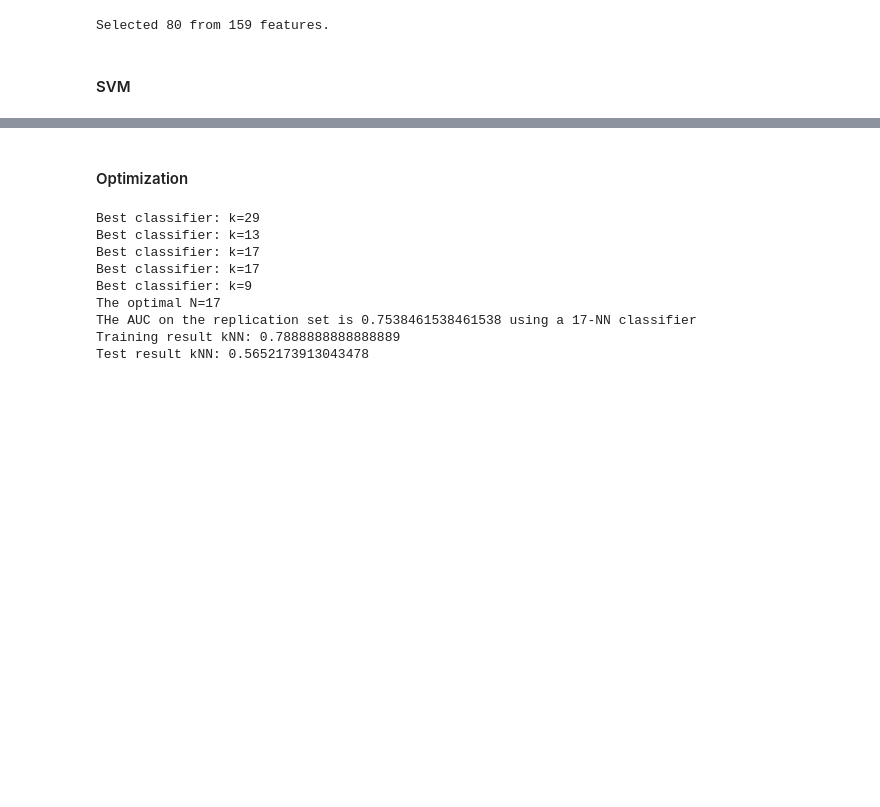
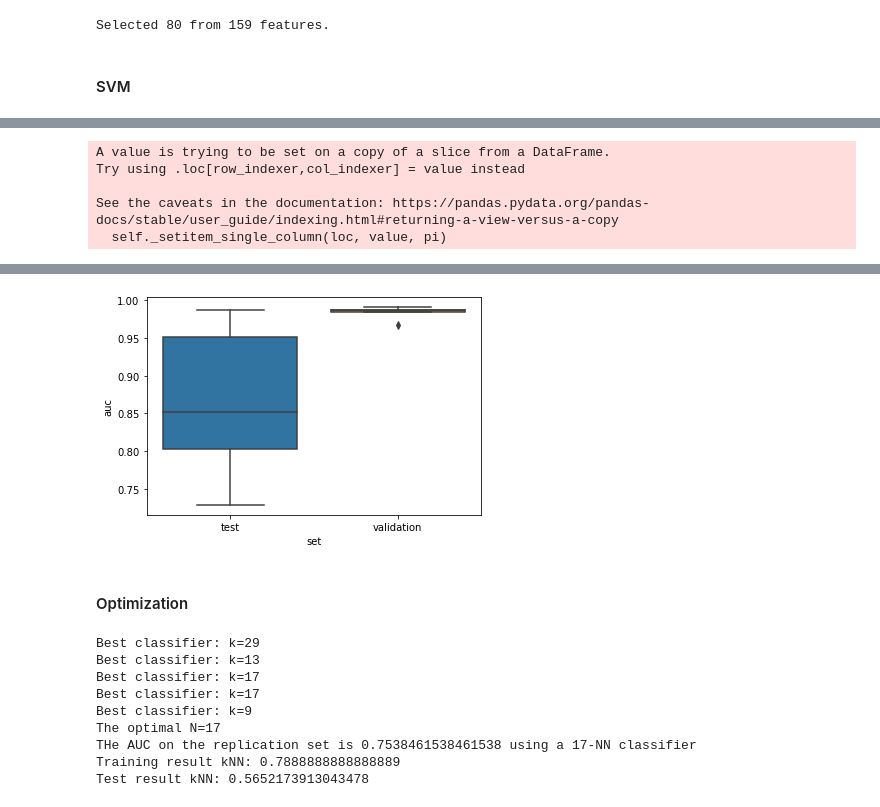
Before and after one commit to milouterbraak/TM12007---H-N-group-12, a Jupyter notebook: H&N_group_12.ipynb, the cells around one changed output, grey strips where cells are left out. Drawn from its saved outputs; the diff is of its cells as text; code cells hidden in the pictures; blank space fills up the shorter version.

```diff
--- a/H&N_group_12.ipynb
+++ b/H&N_group_12.ipynb
@@ -356,0 +441,76 @@ Classifier: SVC(kernel='poly')
+# %%
+X_train_pca, y_train, y_train_bin, X_test_pca, y_test, y_test_bin = prep(features, label)
+
+# Create a 20 fold stratified CV iterator
+cv_20fold = model_selection.StratifiedKFold(n_splits=5)
+results = []
+best_cls = []
+X_train_sig_a = X_train_pca
+y_train_a = y_train.to_numpy()
+
+# Loop over the folds
+for validation_index, test_index in cv_20fold.split(X_train_sig_a,y_train_a):
+    # Split the data properly
+    X_validation = X_train_sig_a[validation_index]
+    y_validation = y_train_a[validation_index]
+
+    X_test = X_train_sig_a[test_index]
+    y_test = y_train_a[test_index]
+
+    # Create a grid search to find the optimal k using a gridsearch and 10-fold cross validation
+    # Same as above
+    parameters = {
+        # 'coef0':list(np.linspace(0.01,1,11)),
+        'C':list(np.linspace(0.01,1,100)),
+        # 'kernel' : ['linear','sigmoid'],
+        # 'gamma' : ['scale','auto'],
+        # 'degree' : [1, 2, 3, 4, 5]
+
+    }
+    svm_clf = SVC(probability=True)
+    cv_10fold = model_selection.StratifiedKFold(n_splits=5)
+    grid_search = model_selection.GridSearchCV(svm_clf, parameters, cv=cv_10fold, scoring='roc_auc')
+    grid_search.fit(X_validation, y_validation)
+
+    # Get resulting classifier
+    clf = grid_search.best_estimator_
+    print(f'Best classifier: n={clf}')
+    best_cls.append(clf)
+
+    # Test the classifier on the test data
+    probabilities = clf.predict_proba(X_test)
+    scores = probabilities[:, 1]
+
+    # Get the auc
+    auc = metrics.roc_auc_score(y_test, scores)
+    results.append({
+        'auc': auc,
+        'n': clf,
+        'set': 'test'
+    })
+
+    # Test the classifier on the validation data
+    probabilities_validation = clf.predict_proba(X_validation)
+    scores_validation = probabilities_validation[:, 1]
+
+    # Get the auc
+    auc_validation = metrics.roc_auc_score(y_validation, scores_validation)
+    results.append({
+        'auc': auc_validation,
+        'n': clf,
+        'set': 'validation'
+    })
+
+# Create results dataframe and plot it
+results = pd.DataFrame(results)
+seaborn.boxplot(y='auc', x='set', data=results)
+
+# optimal_n = int(np.median(best_cls))
+# print(f"The optimal N={optimal_n}")
+print(results)
+# %% [output]
+A value is trying to be set on a copy of a slice from a DataFrame.
+Try using .loc[row_indexer,col_indexer] = value instead
+
+See the caveats in the documentation: https://pandas.pydata.org/pandas-docs/stable/user_guide/indexing.html#returning-a-view-versus-a-copy
+  self._setitem_single_column(loc, value, pi)
@@ -357,3 +534,4 @@ Classifier: SVC(kernel='poly')
+[figure, added]
 # %% [markdown]
 #### Optimization
 # %%
```
Also changed, not shown: parts of 8 cells of this notebook, 1 other file.
